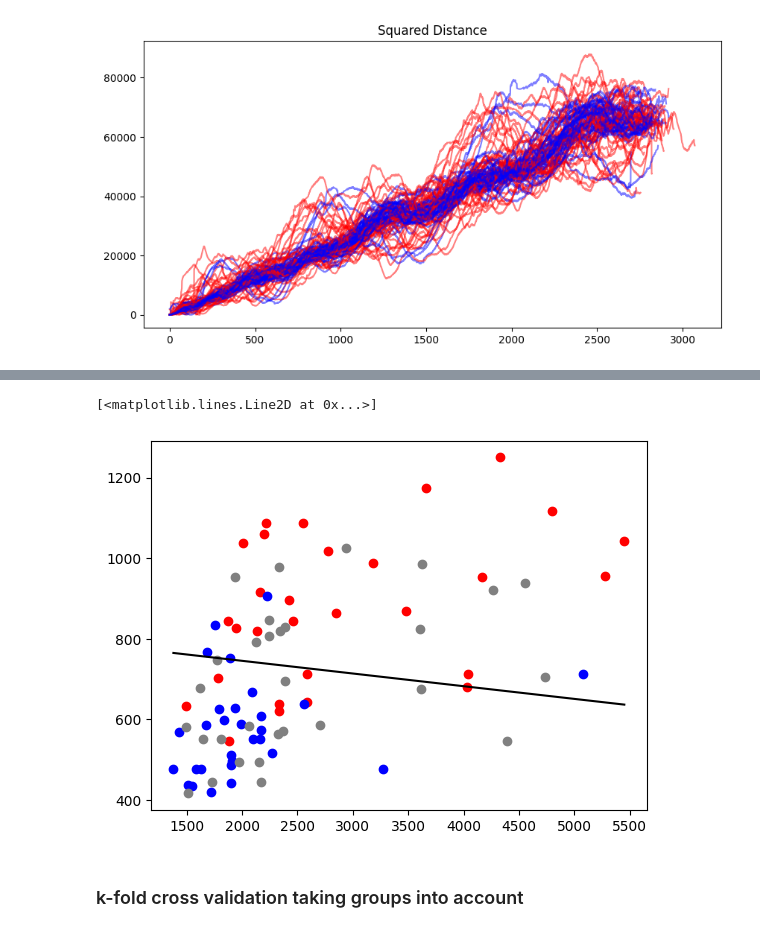
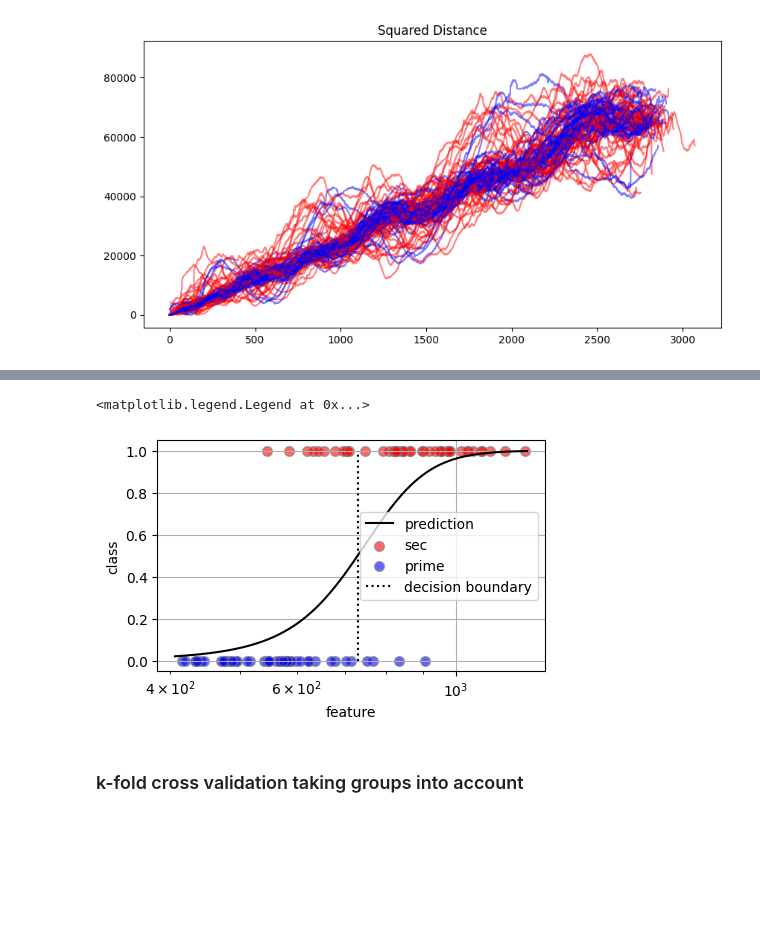
Before and after one commit to Falk0/AIA, a Jupyter notebook: PrimSec_Classification_Studium_MSE.ipynb, the cells around one changed output, grey strips where cells are left out. Drawn from its saved outputs; the diff is of its cells as text; code cells hidden in the pictures; blank space fills up the shorter version.

```diff
--- a/PrimSec_Classification_Studium_MSE.ipynb
+++ b/PrimSec_Classification_Studium_MSE.ipynb
@@ -172,15 +165,12 @@ for b in [True, False]:
     random.seed(31415)
     random.shuffle(df_rand) #TODO random split is bad, we should take patient ID into account
     for name in df_rand:
-        if True: #len(df[name]['dist2']) > 800:
-            if ((name[4]=='0') == b):
-                sa, ea = 10, -5
-                sd, ed = 10, -5
-                lbl = 1 if name[4]=='0' else 0
-                x = feature_metric(df[name]['dist2'][sd:ed], df[name]['dist2_filtered'][sd:ed])
-                y = feature_metric(df[name]['dist2'][sa:ea], df[name]['dist2_filtered2'][sa:ea])
-                tmpX.append([x, y])
-                tmpy.append(lbl)
+        if ((name[4]=='0') == b):
+            sd, ed = 10, -5
+            lbl = 1 if name[4]=='0' else 0
+            x = feature_metric(df[name]['dist2'][sd:ed], df[name]['dist2_filtered'][sd:ed])
+            tmpX.append([x])
+            tmpy.append(lbl)
 
     X_test.extend(tmpX[-len(tmpX)//3:])
     X_train.extend(tmpX[:-len(tmpX)//3])
@@ -203,15 +193,47 @@ test accuracy: 86.67%
 # %%
-for X, y in zip(X_train, y_train):
-    plt.scatter(X[0], X[1], c=['blue', 'red'][y])
-for X in X_test:
-    plt.scatter(X[0], X[1], c='grey')
+plt.figure(figsize=(5,3))
+xmin = int(min(X_train + X_test)[0])-10
+xmax = int(max(X_train + X_test)[0])+10
+x = [[i] for i in range(xmin, xmax, 2)]
+y = 1 / (1 + np.exp(- clf.coef_* x - clf.intercept_))
+plt.plot(x, y, 'k', label='prediction')
 
-plt.plot([min(np.array(X_train)[:, 0]), max(np.array(X_train)[:, 0])], [-(clf.intercept_ + min(np.array(X_train)[:, 0])*clf.coef_[0, 0])/clf.coef_[0, 1], -(clf.intercept_ + max(np.array(X_train)[:, 0])*clf.coef_[0, 0])/clf.coef_[0, 1]], 'k')
-#plt.xscale('log')
-#plt.yscale('log')
+pd_lbl, c_lbl, g_lbl = False, False, False
+#y_pe = np.zeros(len(x))
+#y_he = np.zeros(len(x))
+#intervall = 10
+for name in df:
+    if name[4]=='0' and not pd_lbl:
+        lbl = 'sec'
+        pd_lbl = True
+    elif not name[4]=='0' and not c_lbl:
+        lbl = 'prime'
+        c_lbl = True
+    else:
+        lbl = None
+    sd, ed = 10, -10
+    x_f = feature_metric(df[name]['dist2'][sd:ed], df[name]['dist2_filtered'][sd:ed])
+    #if name[4]=='0':
+    #    y_pe = [j if not x_f-intervall < i < x_f + intervall else j+0.02 for i, j in zip(x, y_pe)]
+    #else:
+    #    y_he = [j if not x_f-intervall < i < x_f + intervall else j+0.02 for i, j in zip(x, y_he)]
+
+    c = 'red' if name[4]=='0' else 'blue'
+    y = 1 if name[4]=='0' else 0
+    plt.scatter(x_f, y, c=c, s=50, alpha=0.6, edgecolors='grey', label=lbl)
+
+#plt.plot([xmin, xmax], [0.5, 0.5], '--k')
+plt.plot([-clf.intercept_/clf.coef_[0], -clf.intercept_/clf.coef_[0]], [0, 1], ':k', label='decision boundary')
+#plt.plot(x, [1-i for i in y_pe], 'r')
+#plt.plot(x, y_he, 'b')
+plt.grid('True')
+plt.xscale('log')
+plt.xlabel('feature')
+plt.ylabel('class')
+plt.legend(loc = 7)
 # %% [output]
-[<matplotlib.lines.Line2D at 0x...>]
+<matplotlib.legend.Legend at 0x...>
-[figure, old version]
+[figure, new version]
 # %% [markdown]
 ### k-fold cross validation taking groups into account
 # %%
```
Also changed, not shown: parts of 9 cells of this notebook, 1 other file.
